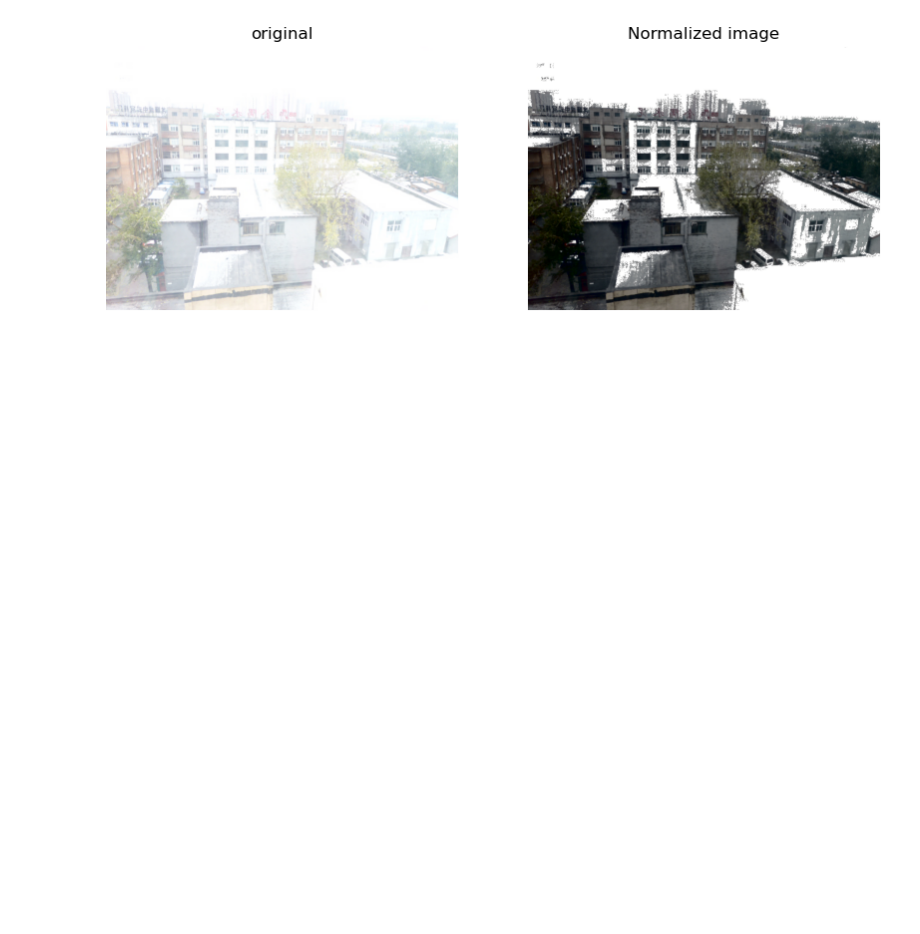
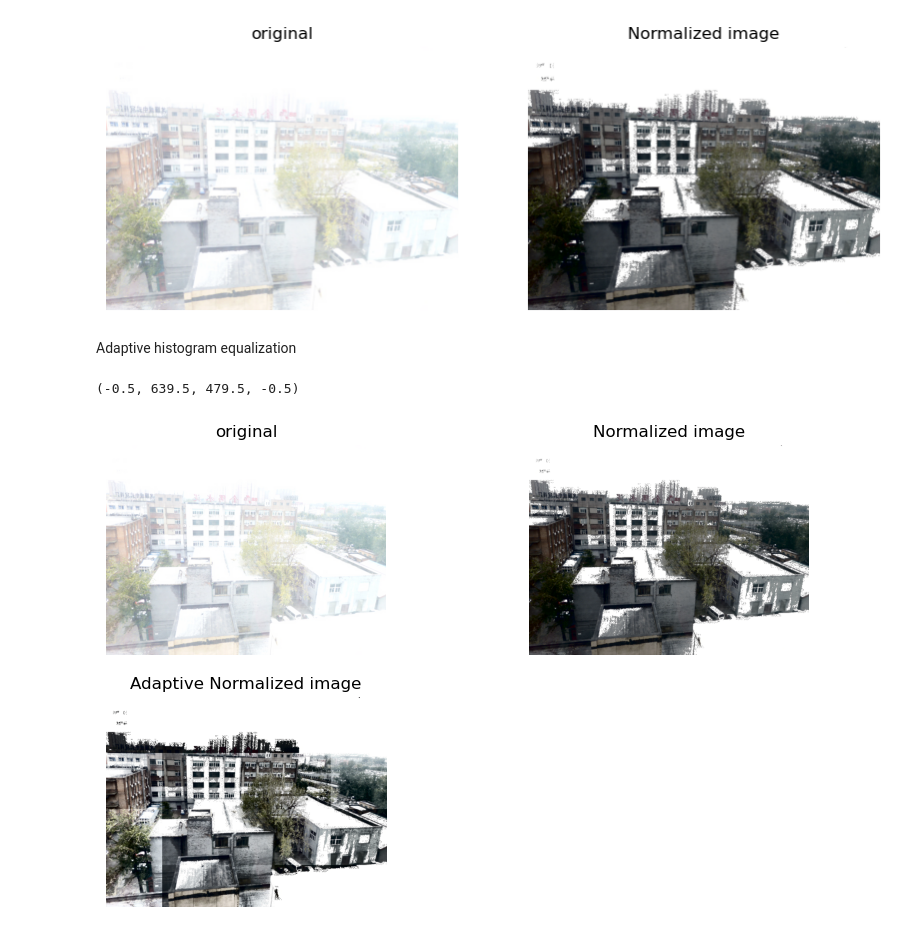
Before and after one commit to jiffij/Histogram-Equalization, a Jupyter notebook: main.ipynb, the cells around one changed output. Drawn from its saved outputs; the diff is of its cells as text; code cells hidden in the pictures; blank space fills up the shorter version.

```diff
--- a/main.ipynb
+++ b/main.ipynb
@@ -115,3 +125,13 @@ plt.axis('off')
+# %%
+def lab_he(_img):
+    _l, _a, _b = lab(_img)
+    normalized = he(_l)
+    _res = apply(_l, normalized)
+    img_shape = _img.shape[:2]
+    _res = resize(_res, img_shape)
+    _a = resize(_a, img_shape)
+    _b = resize(_b, img_shape)
+    return _res, _a, _b
 # %%
 res = cv2.resize(res, (a.shape[1], a.shape[0]))
 b = cv2.resize(b, (a.shape[1], a.shape[0]))
@@ -134,3 +154,39 @@ plt.axis('off')
 # %% [output]
 (-0.5, 639.5, 479.5, -0.5)
 [figure]
+# %% [markdown]
+Adaptive histogram equalization
+# %%
+def ahe(_img, _kernel_size=(16,16)):
+    shape = _img.shape
+    h = math.ceil(shape[0]/_kernel_size[0])
+    w = math.ceil(shape[1]/_kernel_size[1])
+    _res = np.zeros(shape, dtype=np.uint8)
+    for i in range(h):
+        for j in range(w):
+            _l, _a, _b = lab_he(_img[i*_kernel_size[0]:min((i+1)*_kernel_size[0], shape[0]), j*_kernel_size[1]:min((j+1)*_kernel_size[1], shape[1]), :])
+            _res[i*_kernel_size[0]:min((i+1)*_kernel_size[0], shape[0]), j*_kernel_size[1]:min((j+1)*_kernel_size[1], shape[1]), :] = cv2.merge([_l, _a, _b])
+    return _res
+# %%
+ahe_img = ahe(img, (128, 128))
+ahe_img = cv2.cvtColor(ahe_img, cv2.COLOR_LAB2BGR)
+ahe_img = cv2.cvtColor(ahe_img, cv2.COLOR_BGR2RGB)
+plt.figure(figsize=(10, 6))
+
+plt.subplot(2, 2, 1)
+plt.imshow(img)
+plt.title('original')
+plt.axis('off')
+
+plt.subplot(2, 2, 2)
+plt.imshow(rgb_image)
+plt.title('Normalized image')
+plt.axis('off')
+
+plt.subplot(2, 2, 3)
+plt.imshow(ahe_img)
+plt.title('Adaptive Normalized image')
+plt.axis('off')
+# %% [output]
+(-0.5, 639.5, 479.5, -0.5)
+[figure, added]
```
Also changed, not shown: parts of 11 cells of this notebook, 6 other files.
